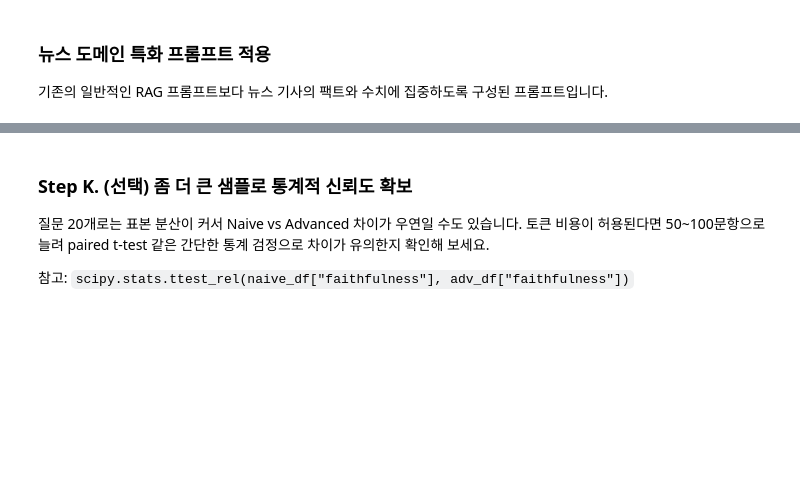
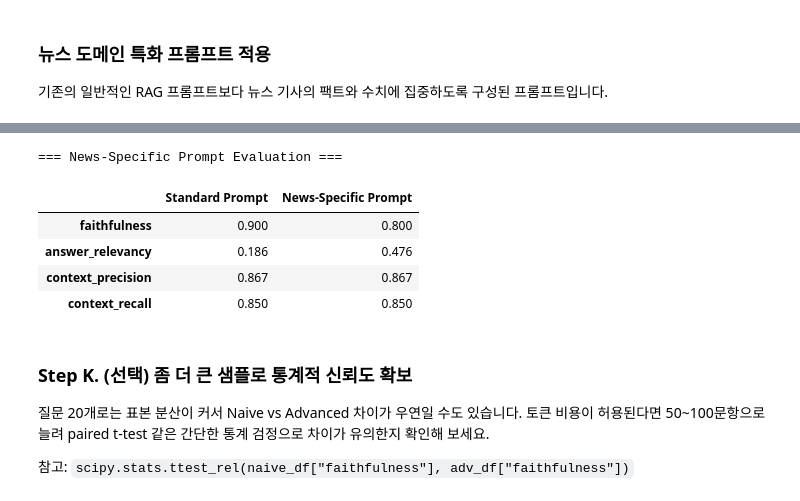
Before and after one commit to ted-chang80/AIFFEL_quest_eng, a Jupyter notebook: LLM_Application/LLM04/Day2_Practice.ipynb, the cells around one changed output, grey strips where cells are left out. Saved outputs shown, nothing was run; the diff lists cells and outputs as text; code cells hidden in the pictures; blank space fills up the shorter version.

```diff
--- a/LLM_Application/LLM04/Day2_Practice.ipynb
+++ b/LLM_Application/LLM04/Day2_Practice.ipynb
@@ -772,8 +1066,18 @@ from datasets import Dataset
 from ragas import evaluate
 import pandas as pd
 
+# 오류 해결: 리트리버와 체인이 최신 db_klue(klue_mrc_fixed)를 참조하도록 재설정
+naive_retriever_klue = db_klue.as_retriever(search_type="similarity", search_kwargs={"k": 3})
+naive_chain_klue = (
+    {"context": naive_retriever_klue | format_docs, "question": RunnablePassthrough()}
+    | RAG_PROMPT
+    | llm
+    | StrOutputParser()
+)
+
 # 1) Naive RAG 결과 수집
 naive_answers_klue, naive_contexts_klue = [], []
+print("Collecting Naive RAG results...")
 for q in questions_klue:
     ctx = naive_retriever_klue.invoke(q)
     a = naive_chain_klue.invoke(q)
@@ -782,6 +1086,7 @@ for q in questions_klue:
 
 # 2) Advanced RAG 결과 수집
 adv_answers_klue, adv_contexts_klue = [], []
+print("Collecting Advanced RAG results...")
 for q in questions_klue:
     a, ctx = advanced_rag_klue(q)
     adv_answers_klue.append(a)
@@ -855,0 +1175,63 @@ print(f"News-Specific A: {advanced_rag_klue_news(test_q)}")
+# %%
+def advanced_rag_klue_standard(question):
+    candidates = db_klue.as_retriever(search_kwargs={'k': 10}).invoke(question)
+    top = rerank_klue(question, candidates, top_k=3)
+    context = format_docs(top)
+    # Uses the general RAG_PROMPT
+    answer = (RAG_PROMPT | llm | StrOutputParser()).invoke({'context': context, 'question': question})
+    return answer, top
+
+def advanced_rag_klue_news_eval(question):
+    candidates = db_klue.as_retriever(search_kwargs={'k': 10}).invoke(question)
+    top = rerank_klue(question, candidates, top_k=3)
+    context = format_docs(top)
+    # Uses the NEWS_RAG_PROMPT
+    answer = (NEWS_RAG_PROMPT | llm | StrOutputParser()).invoke({'context': context, 'question': question})
+    return answer, top
+
+# 1) Collect answers for both prompts
+std_answers, std_contexts = [], []
+news_answers, news_contexts = [], []
+
+print('Evaluating standard vs news prompt (20 samples)...')
+for q in questions_klue:
+    # Standard
+    a_s, c_s = advanced_rag_klue_standard(q)
+    std_answers.append(a_s)
+    std_contexts.append([d.page_content for d in c_s])
+
+    # News-Specific
+    a_n, c_n = advanced_rag_klue_news_eval(q)
+    news_answers.append(a_n)
+    news_contexts.append([d.page_content for d in c_n])
+
+# 2) Create RAGAS datasets
+std_ds = Dataset.from_dict({
+    'user_input': questions_klue,
+    'response': std_answers,
+    'retrieved_contexts': std_contexts,
+    'reference': ground_truths_klue
+})
+
+news_ds = Dataset.from_dict({
+    'user_input': questions_klue,
+    'response': news_answers,
+    'retrieved_contexts': news_contexts,
+    'reference': ground_truths_klue
+})
+
+# 3) Evaluate
+print('\n=== Standard Prompt Evaluation ===')
+res_std = evaluate(std_ds, metrics=metrics, llm=judge_llm, embeddings=judge_emb, raise_exceptions=False)
+
+print('\n=== News-Specific Prompt Evaluation ===')
+res_news = evaluate(news_ds, metrics=metrics, llm=judge_llm, embeddings=judge_emb, raise_exceptions=False)
+
+# 4) Compare Results
+prompt_compare = pd.concat([
+    get_summary(res_std, 'Standard Prompt'),
+    get_summary(res_news, 'News-Specific Prompt')
+], axis=1)
+
+display(prompt_compare.round(3))
+# %% [output]
@@ -856,3 +1241,9 @@ print(f"News-Specific A: {advanced_rag_klue_news(test_q)}")
+=== News-Specific Prompt Evaluation ===
+|  | Standard Prompt | News-Specific Prompt |
+| faithfulness | 0.900 | 0.800 |
+| answer_relevancy | 0.186 | 0.476 |
+| context_precision | 0.867 | 0.867 |
+| context_recall | 0.850 | 0.850 |
 # %% [markdown]
 ### Step K. (선택) 좀 더 큰 샘플로 통계적 신뢰도 확보
 
```
Also changed, not shown: parts of 44 cells of this notebook.
